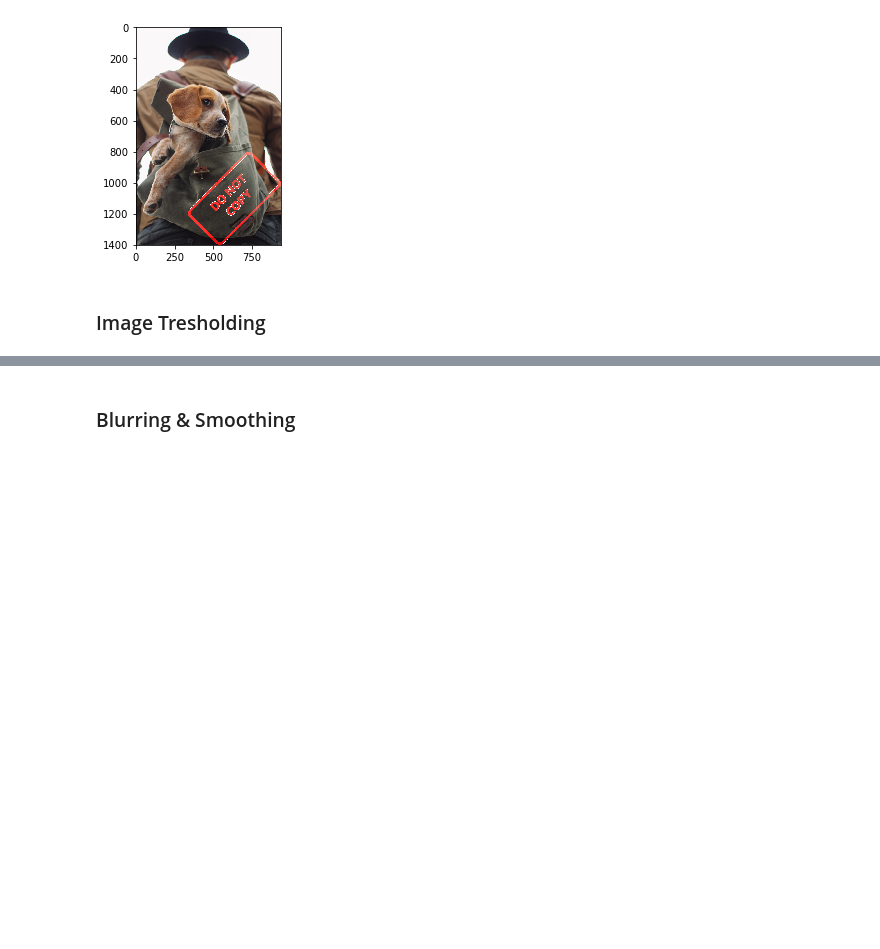
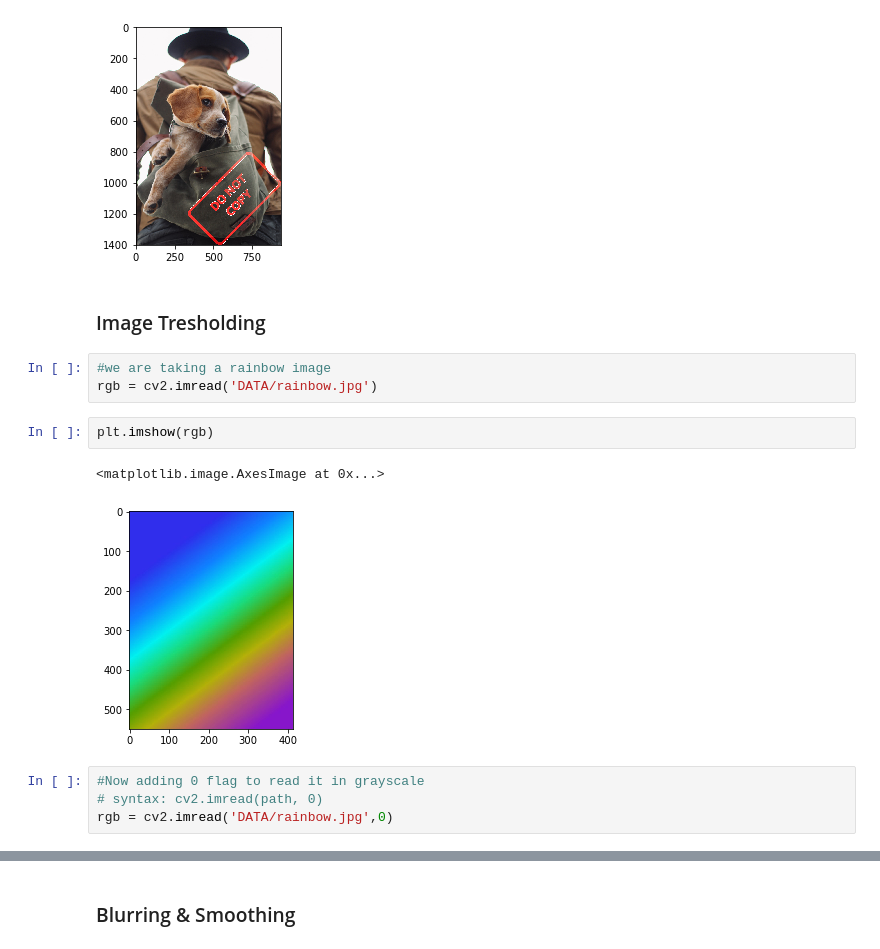
Before and after one commit to novojitdas/Computer-Vision, a Jupyter notebook: 04_image_processing.ipynb, the cells around one changed output, grey strips where cells are left out. Drawn from its saved outputs; the diff is of its cells as text; blank space fills up the shorter version.

```diff
--- a/04_image_processing.ipynb
+++ b/04_image_processing.ipynb
@@ -278,3 +278,15 @@ plt.imshow(large_img)
 [figure]
 # %% [markdown]
 ### Image Tresholding
+# %%
+#we are taking a rainbow image
+rgb = cv2.imread('DATA/rainbow.jpg')
+# %%
+plt.imshow(rgb)
+# %% [output]
+<matplotlib.image.AxesImage at 0x...>
+[figure, added]
+# %%
+#Now adding 0 flag to read it in grayscale
+# syntax: cv2.imread(path, 0)
+rgb = cv2.imread('DATA/rainbow.jpg',0)
```
Also changed, not shown: parts of 15 cells of this notebook.
